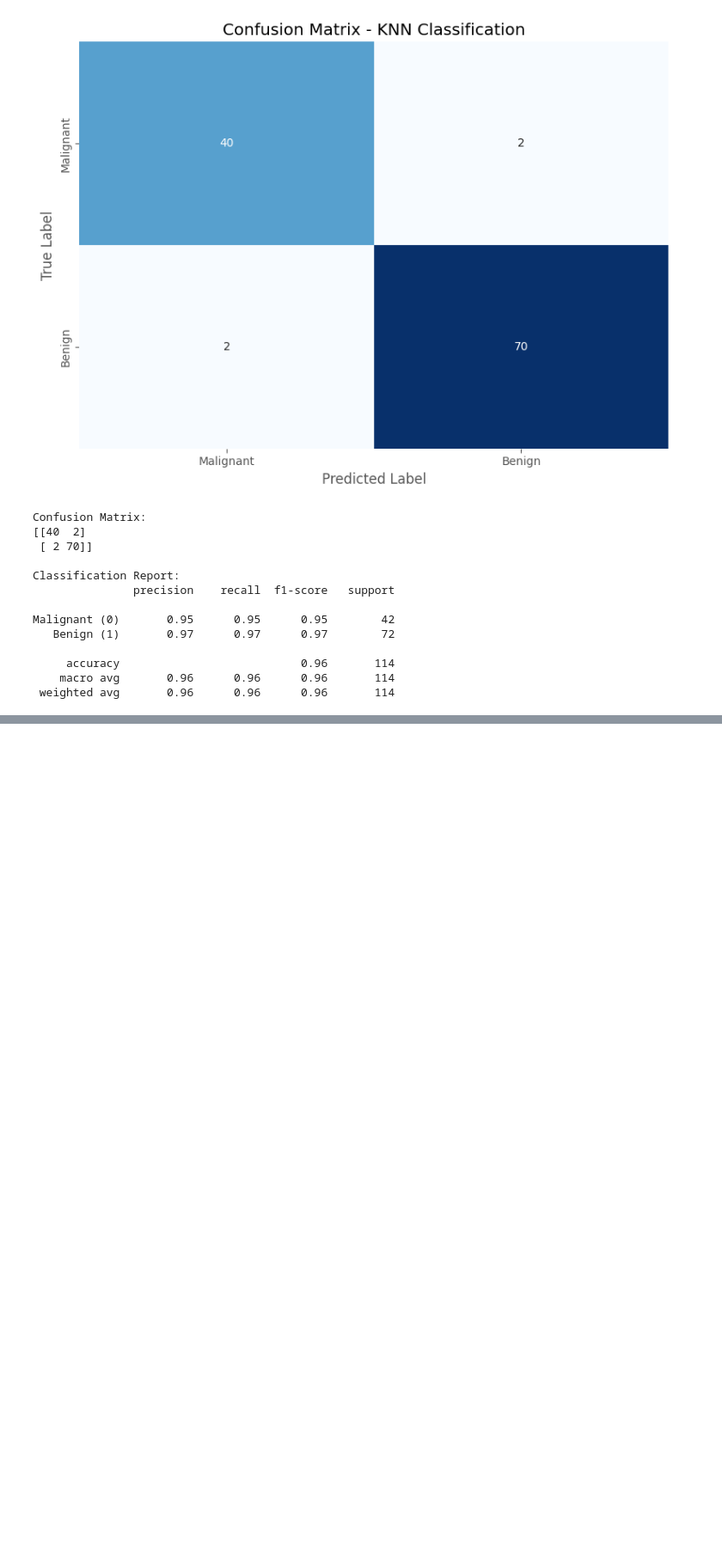
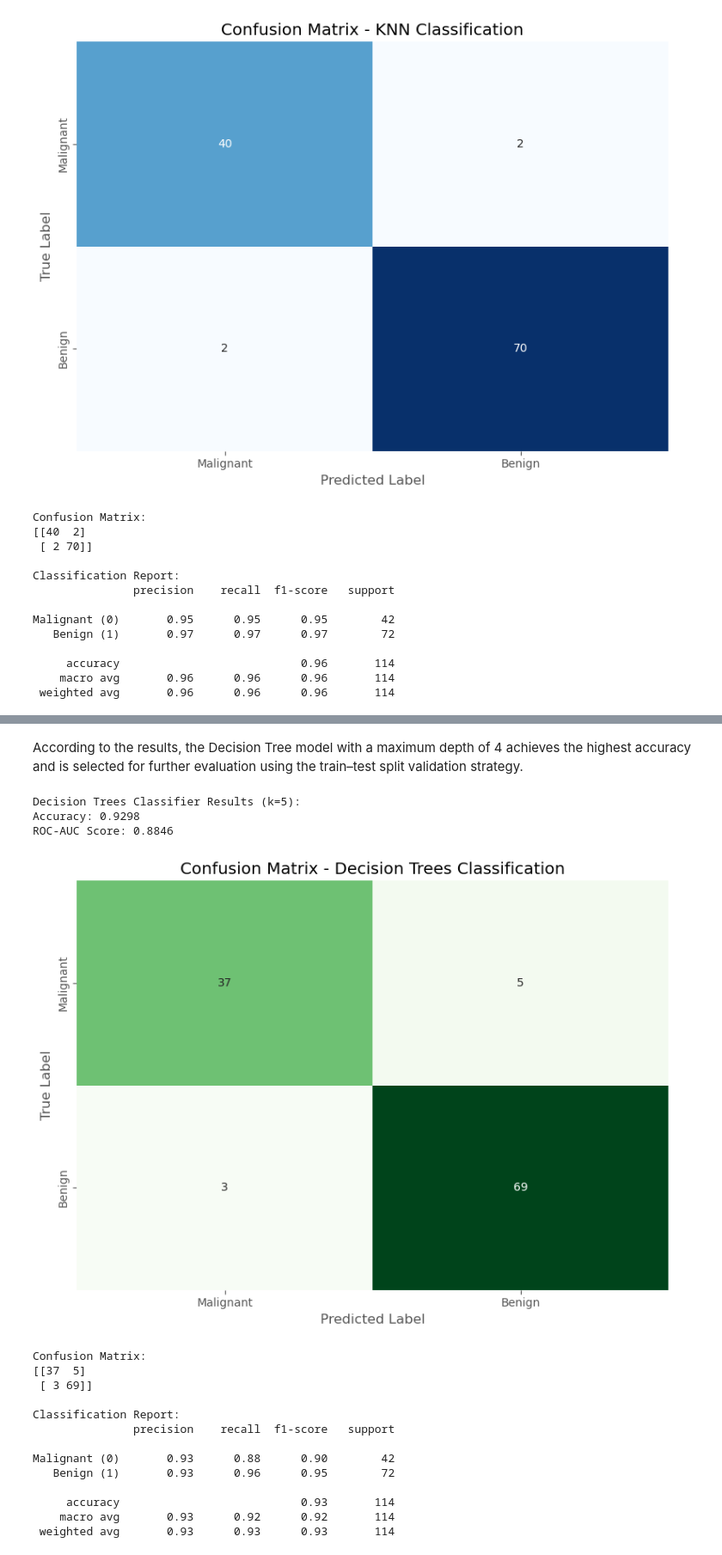
Before and after one commit to Blanqui04/Scientific-Programming-Final-Project---Group-C, a Jupyter notebook: Task1.ipynb, the cells around one changed output, grey strips where cells are left out. Shown at 86% size. Saved outputs shown, nothing was run; the diff lists cells and outputs as text; code cells hidden in the pictures; blank space fills up the shorter version.

```diff
--- a/Task1.ipynb
+++ b/Task1.ipynb
@@ -377,0 +470,56 @@ Malignant (0)       0.95      0.95      0.95        42
+# %% [markdown]
+According to the results, the Decision Tree model with a maximum depth of 4 achieves the highest accuracy and is selected for further evaluation using the train–test split validation strategy.
+# %%
+# The decision tree classifier is trained with a max_depth = 4.
+dt = tree.DecisionTreeClassifier(max_depth=4, random_state=0)
+dt.fit(X_train, y_train)
+
+y_pred = dt.predict(X_test)
+y_pred_proba = dt.predict_proba(X_test)[:, 1]
+
+# We calculate accuracy and the ROC-AUC as the performance metric
+accuracy = accuracy_score(y_test, y_pred)
+roc_auc = roc_auc_score(y_test, y_pred_proba)
+
+print(f"Decision Trees Classifier Results (k=5):")
+print(f"Accuracy: {accuracy:.4f}")
+print(f"ROC-AUC Score: {roc_auc:.4f}")
+
+# We also do a confusion Matrix
+cm = confusion_matrix(y_test, y_pred)
+
+fig, ax = plt.subplots(figsize=(8, 6))
+sns.heatmap(cm, annot=True, fmt='d', cmap='Greens', cbar=False, ax=ax,
+            xticklabels=['Malignant', 'Benign'],
+            yticklabels=['Malignant', 'Benign'])
+ax.set_ylabel('True Label')
+ax.set_xlabel('Predicted Label')
+ax.set_title('Confusion Matrix - Decision Trees Classification')
+plt.tight_layout()
+plt.show()
+
+print("\nConfusion Matrix:")
+print(cm)
+
+# We do a classification report as summary
+print("\nClassification Report:")
+print(classification_report(y_test, y_pred,
+                          target_names=['Malignant (0)', 'Benign (1)']))
+# %% [output]
+Decision Trees Classifier Results (k=5):
+Accuracy: 0.9298
+ROC-AUC Score: 0.8846
+[figure, added]
+Confusion Matrix:
+[[37  5]
+ [ 3 69]]
+
+Classification Report:
+               precision    recall  f1-score   support
+
+Malignant (0)       0.93      0.88      0.90        42
+   Benign (1)       0.93      0.96      0.95        72
+
+     accuracy                           0.93       114
+    macro avg       0.93      0.92      0.92       114
+ weighted avg       0.93      0.93      0.93       114
```
Also changed, not shown: parts of 8 cells of this notebook.
